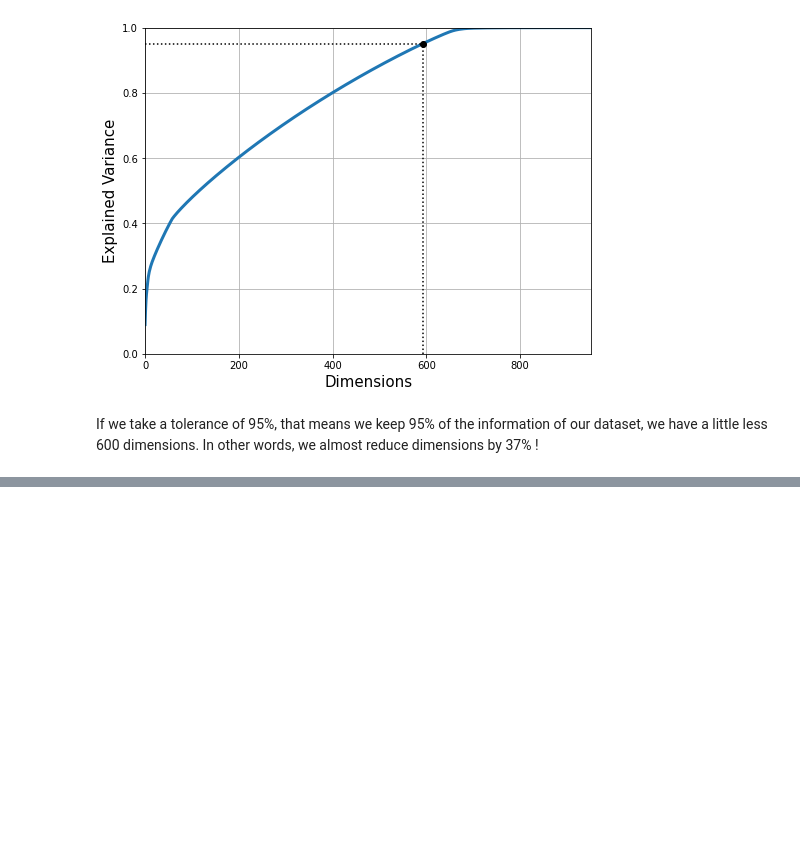
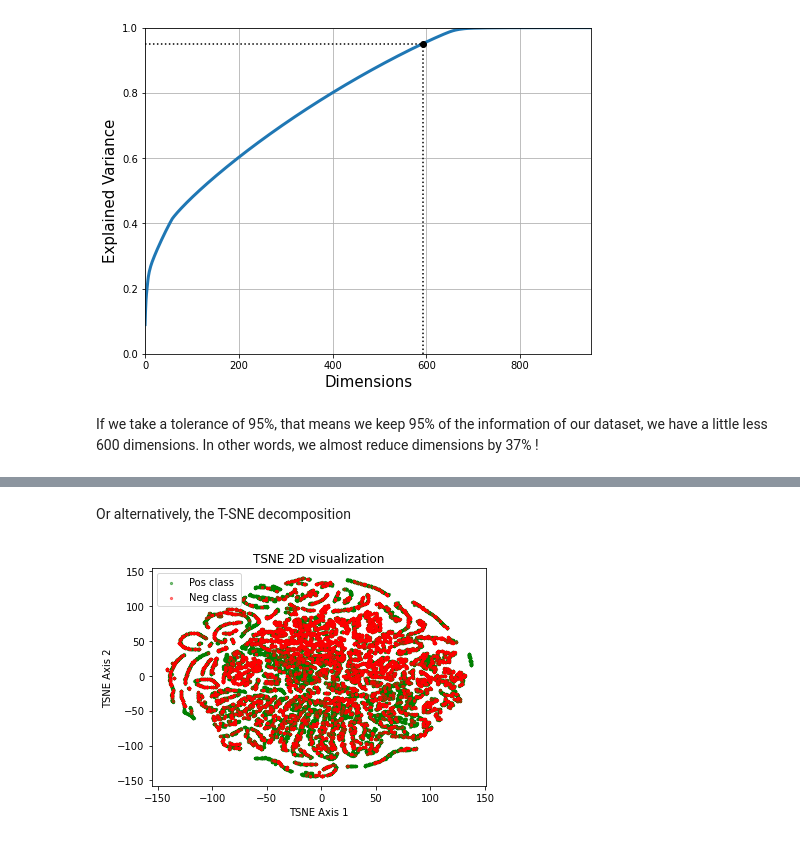
Before and after one commit to arthurviens/protein_function_prediction, a Jupyter notebook: proteins/notebooks/notebook.ipynb, the cells around one changed output, grey strips where cells are left out. Cells and saved outputs as stored; diff of their text form; code cells hidden in the pictures; blank space fills up the shorter version.

Commit message:
Added pca viz and tsne viz

```diff
--- a/proteins/notebooks/notebook.ipynb
+++ b/proteins/notebooks/notebook.ipynb
@@ -52,0 +63,9 @@ If we take a tolerance of 95%, that means we keep 95% of the information of our
+# %% [markdown]
+Or alternatively, the T-SNE decomposition
+# %%
+#visualize_tsne(X, y) # Takes a long time to compute !
+
+from IPython.display import Image # Comment this and uncomment above to
+Image(filename='tsne.png') # compute the T-SNE visualization
+# %% [output]
+[figure, added]
```
Also changed, not shown: parts of 6 cells of this notebook, 2 other files.
